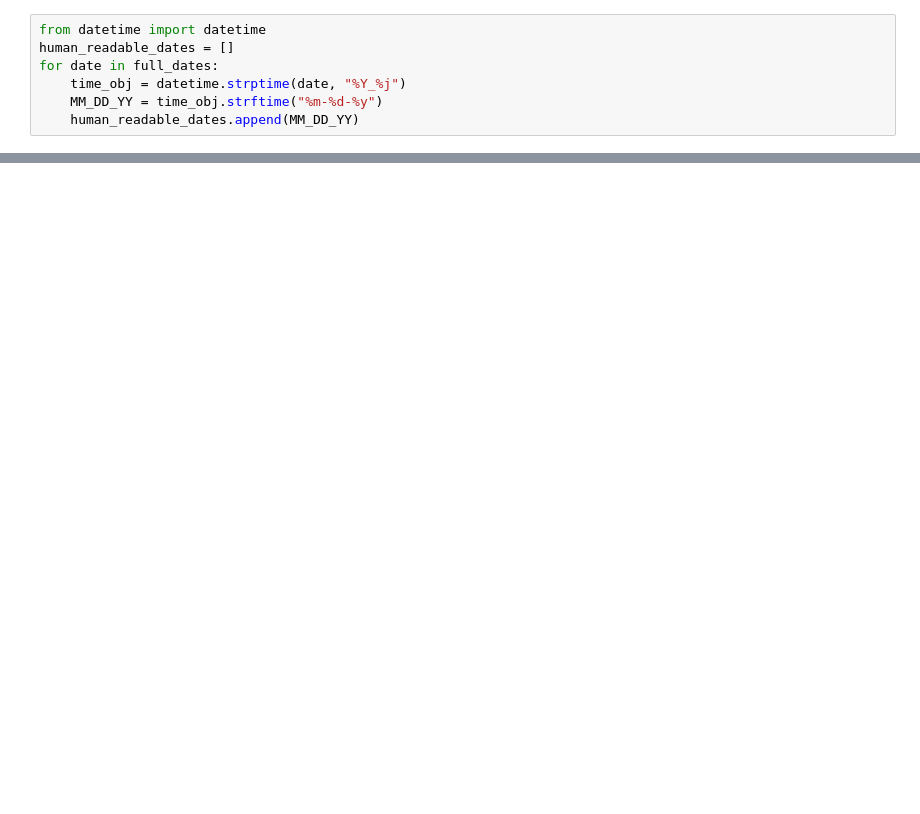
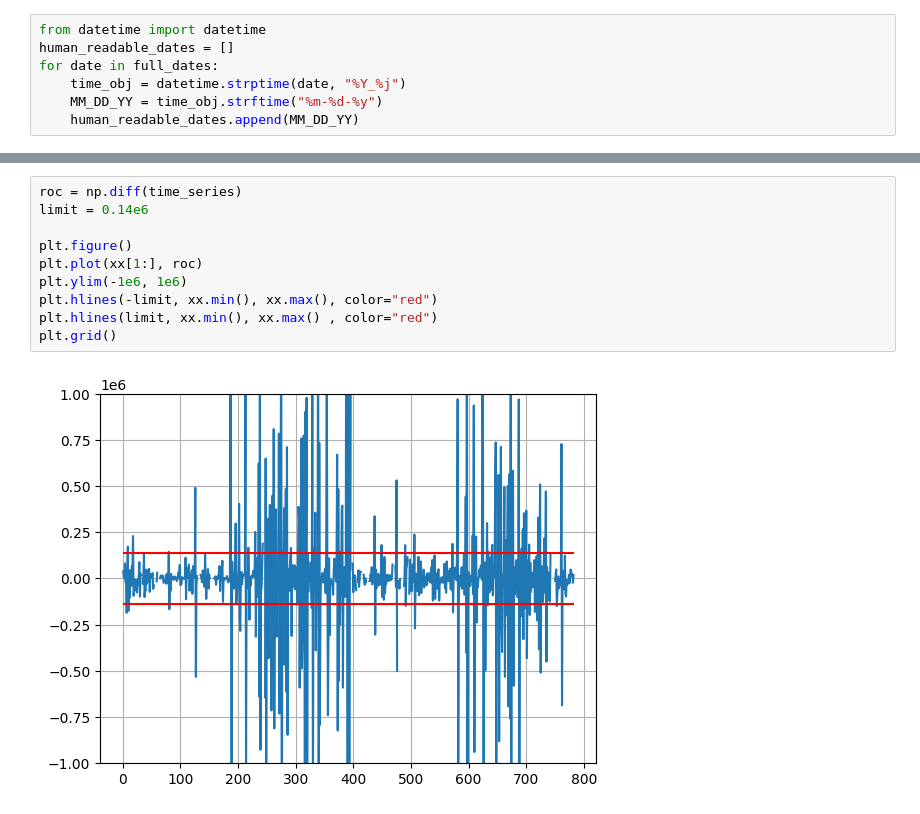
Before and after one commit to dbautista98/chime-reduction, a Jupyter notebook: notebooks/summarize_all_data.ipynb, the cells around one changed output, grey strips where cells are left out. Cells and saved outputs as stored; diff of their text form; blank space fills up the shorter version.

```diff
--- a/notebooks/summarize_all_data.ipynb
+++ b/notebooks/summarize_all_data.ipynb
@@ -127,0 +235,12 @@ plt.show()
+# %%
+roc = np.diff(time_series)
+limit = 0.14e6
+
+plt.figure()
+plt.plot(xx[1:], roc)
+plt.ylim(-1e6, 1e6)
+plt.hlines(-limit, xx.min(), xx.max(), color="red")
+plt.hlines(limit, xx.min(), xx.max() , color="red")
+plt.grid()
+# %% [output]
+[figure, added]
```
Also changed, not shown: parts of 9 cells of this notebook.
